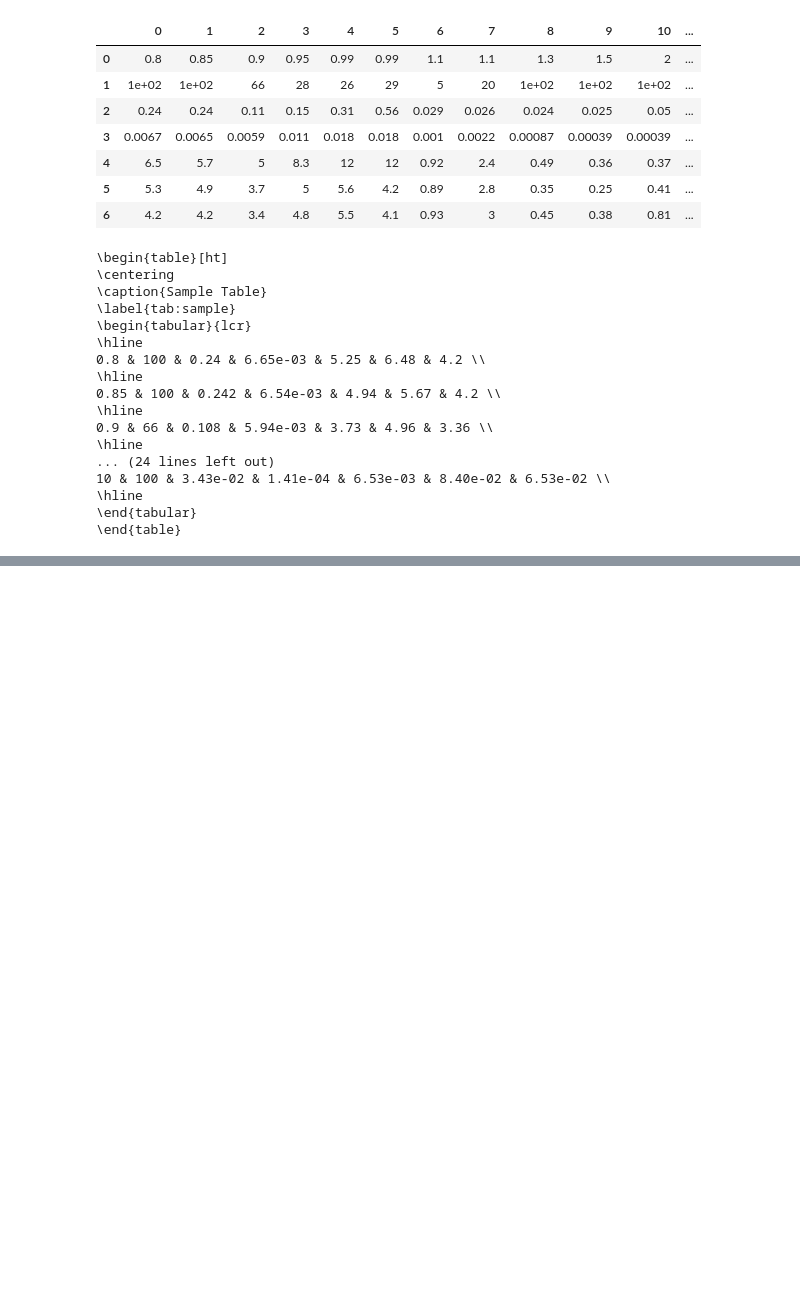
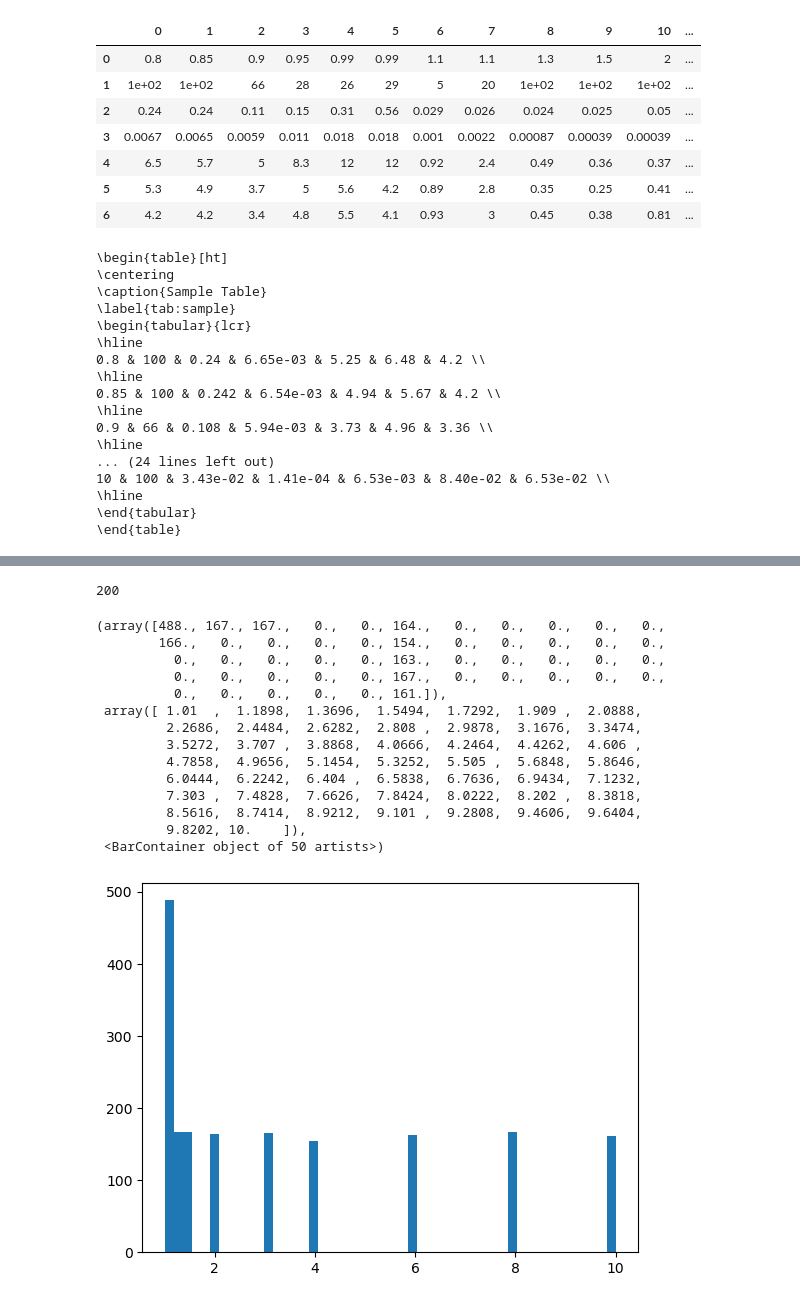
Before and after one commit to SHDaniels/Continuous-Readout-Image-Transient-Detection-with-CNNs, a Jupyter notebook: full_implantation_testing.ipynb, the cells around one changed output, grey strips where cells are left out. Saved outputs shown, nothing was run; the diff lists cells and outputs as text; code cells hidden in the pictures; blank space fills up the shorter version.

```diff
--- a/full_implantation_testing.ipynb
+++ b/full_implantation_testing.ipynb
@@ -668,9 +671,9 @@ def add_snr(df, half_aperture, tracking, fpath):
     returns the dataframe with a new column of stdv ratios
     see get_sobel_ratio(stamp) and get_stdv_ratio
     """
-    ratios_center = np.zeros(len(df))
-    ratios_max = np.zeros(len(df))
-    ratios_min = np.zeros(len(df))
+    ratios_center = []
+    ratios_max = []
+    ratios_min = []
     for index in df.index:
         # print(index)
         tot, maxcols = get_tot_npy(df, index, half_aperture, tracking, fpath)
@@ -682,9 +685,9 @@ def add_snr(df, half_aperture, tracking, fpath):
         signal_center = tot[row] - avg
         signal_max = max_val - avg
         signal_min = min_val - avg
-        ratios_center[index] = signal_center / stdv
-        ratios_max[index] = signal_max / stdv
-        ratios_min[index] = signal_min / stdv
+        ratios_center.append(signal_center / stdv)
+        ratios_max.append(signal_max / stdv)
+        ratios_min.append(signal_min / stdv)
     df["snr_center"] = ratios_center
     df["snr_max"] = ratios_max
     df["snr_min"] = ratios_min
@@ -1506,0 +1730,2 @@ print(latex_code)
+# %%
+df_implants_pos = df_implants
@@ -1506,0 +1734,22 @@ print(latex_code)
+# %%
+len(np.unique(df_implants_neg["filename"]))
+# %% [output]
+200
+# %%
+plt.hist(df_implants_pos["A_from_implant"], bins=50)
+# %% [output]
+(array([488., 167., 167.,   0.,   0., 164.,   0.,   0.,   0.,   0.,   0.,
+        166.,   0.,   0.,   0.,   0., 154.,   0.,   0.,   0.,   0.,   0.,
+          0.,   0.,   0.,   0.,   0., 163.,   0.,   0.,   0.,   0.,   0.,
+          0.,   0.,   0.,   0.,   0., 167.,   0.,   0.,   0.,   0.,   0.,
+          0.,   0.,   0.,   0.,   0., 161.]),
+ array([ 1.01  ,  1.1898,  1.3696,  1.5494,  1.7292,  1.909 ,  2.0888,
+         2.2686,  2.4484,  2.6282,  2.808 ,  2.9878,  3.1676,  3.3474,
+         3.5272,  3.707 ,  3.8868,  4.0666,  4.2464,  4.4262,  4.606 ,
+         4.7858,  4.9656,  5.1454,  5.3252,  5.505 ,  5.6848,  5.8646,
+         6.0444,  6.2242,  6.404 ,  6.5838,  6.7636,  6.9434,  7.1232,
+         7.303 ,  7.4828,  7.6626,  7.8424,  8.0222,  8.202 ,  8.3818,
+         8.5616,  8.7414,  8.9212,  9.101 ,  9.2808,  9.4606,  9.6404,
+         9.8202, 10.    ]),
+ <BarContainer object of 50 artists>)
+[figure, added]
```
Also changed, not shown: parts of 56 cells of this notebook, 10 other files.
